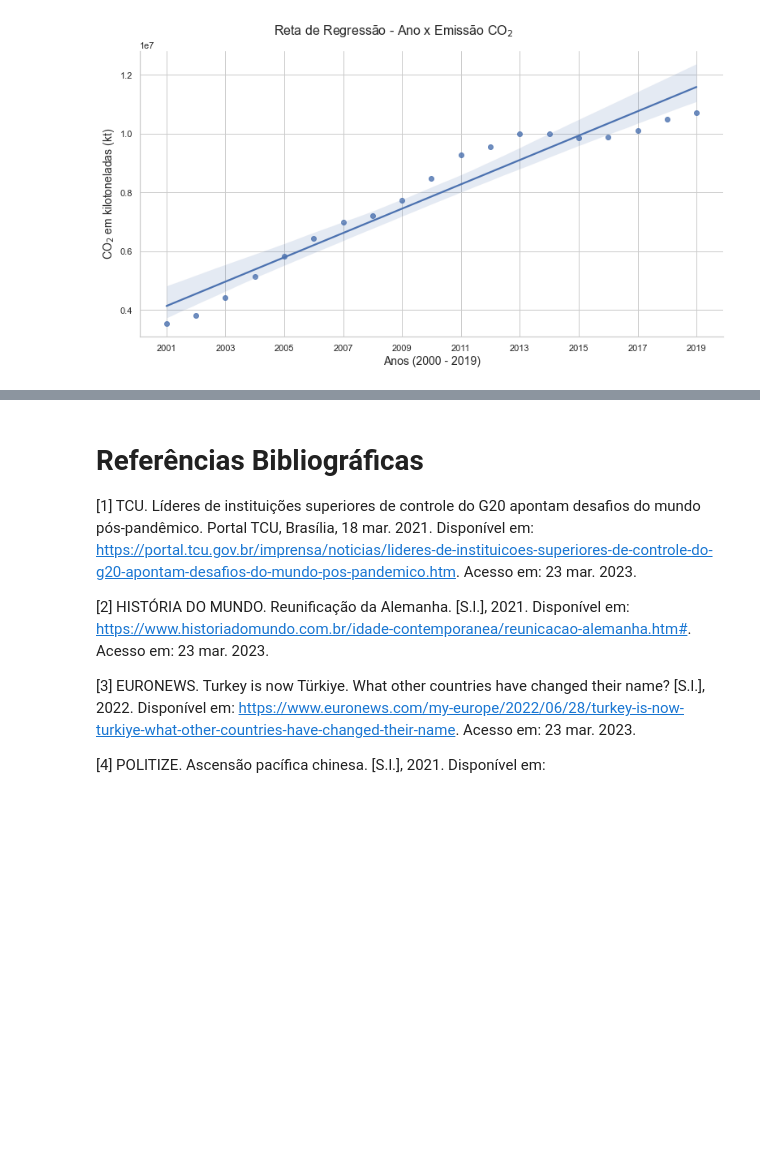
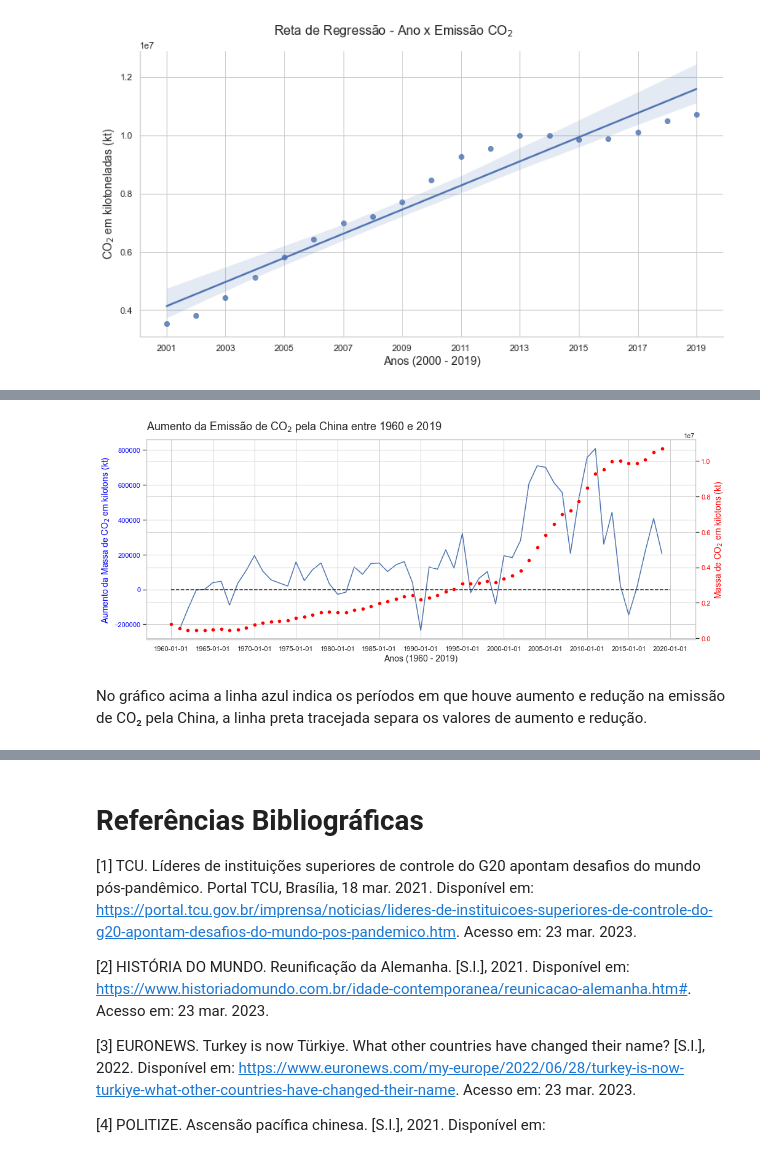
Before and after one commit to jmacedo91/01-World-Population-Data-Analysis, a Jupyter notebook: 001 - CO₂ Emissions.ipynb, the cells around one changed output, grey strips where cells are left out. Saved outputs shown, nothing was run; the diff lists cells and outputs as text; code cells hidden in the pictures; blank space fills up the shorter version.

```diff
--- a/001 - CO₂ Emissions.ipynb
+++ b/001 - CO₂ Emissions.ipynb
@@ -560,0 +540,26 @@ No gráfico acima a linha azul indica os períodos em que houve aumento e reduç
+# %%
+ax = sns.lineplot(data=china, x='year', y='aumento')
+ax.figure.set_size_inches(16, 6)
+ax.set_title('Aumento da Emissão de CO$_2$ pela China entre 1960 e 2019', loc = 'left', fontsize = 18, y=1.03)
+ax.set_xlabel('Anos (1960 - 2019)', fontsize = 14)
+ax.set_ylabel('Aumento da Massa de CO$_2$ em kilotons (kt)', fontsize = 14, color="blue")
+for label in ax.get_yticklabels():
+    label.set_color("blue")
+ax.hlines(y = 0,
+          xmin = pd.to_datetime(1960, format="%Y"),
+          xmax = pd.to_datetime(2020, format="%Y"),
+          colors='k',
+          linestyles='dashed')
+ax = ax
+
+ax2 = ax.twinx()
+ax2 = sns.scatterplot(data=china, x='year', y='value', color='red')
+ax2.set_ylabel('Massa de CO$_2$ em kilotons (kt)', fontsize = 14, color="red")
+plt.xticks([str(x) for x in range(1960, 2021, 5)])
+for label in ax2.get_yticklabels():
+    label.set_color("red")
+ax2 = ax2
+# %% [output]
+[figure, added]
+# %% [markdown]
+No gráfico acima a linha azul indica os períodos em que houve aumento e redução na emissão de CO₂ pela China, a linha preta tracejada separa os valores de aumento e redução.
```
Also changed, not shown: parts of 91 cells of this notebook.
